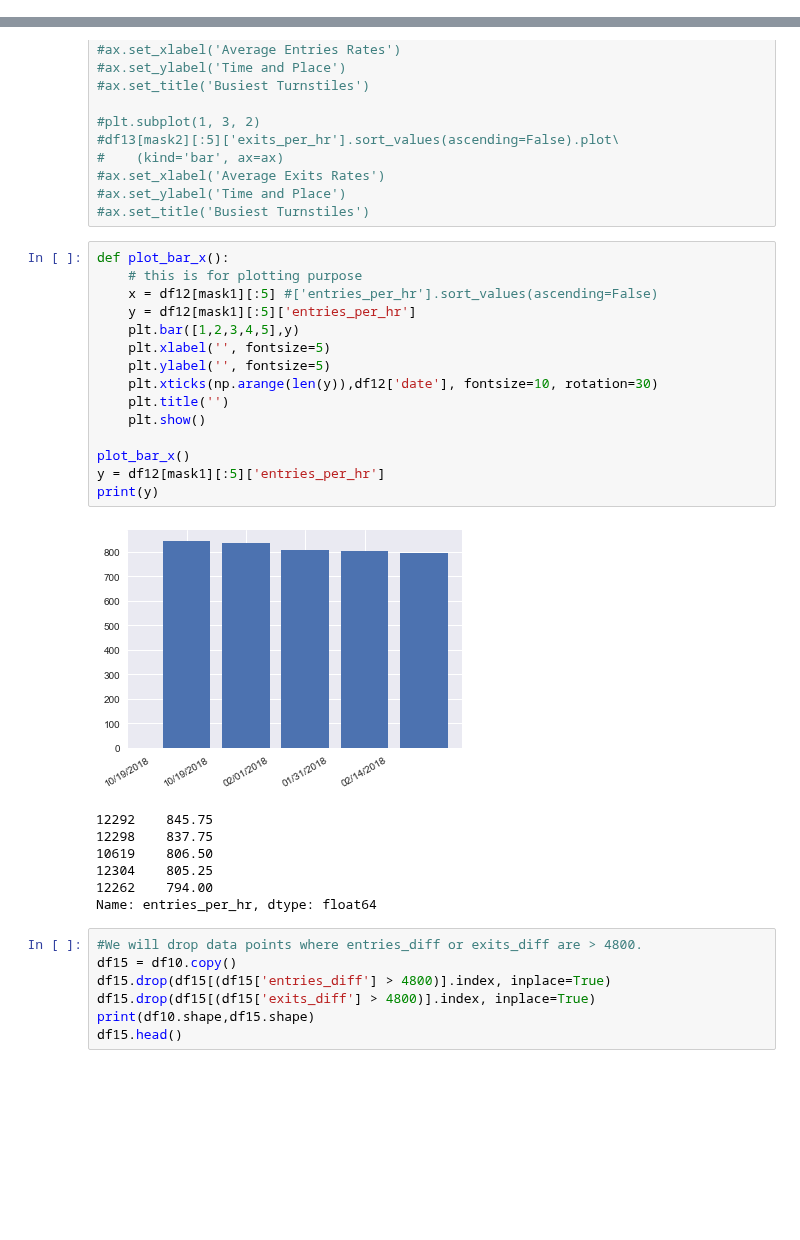
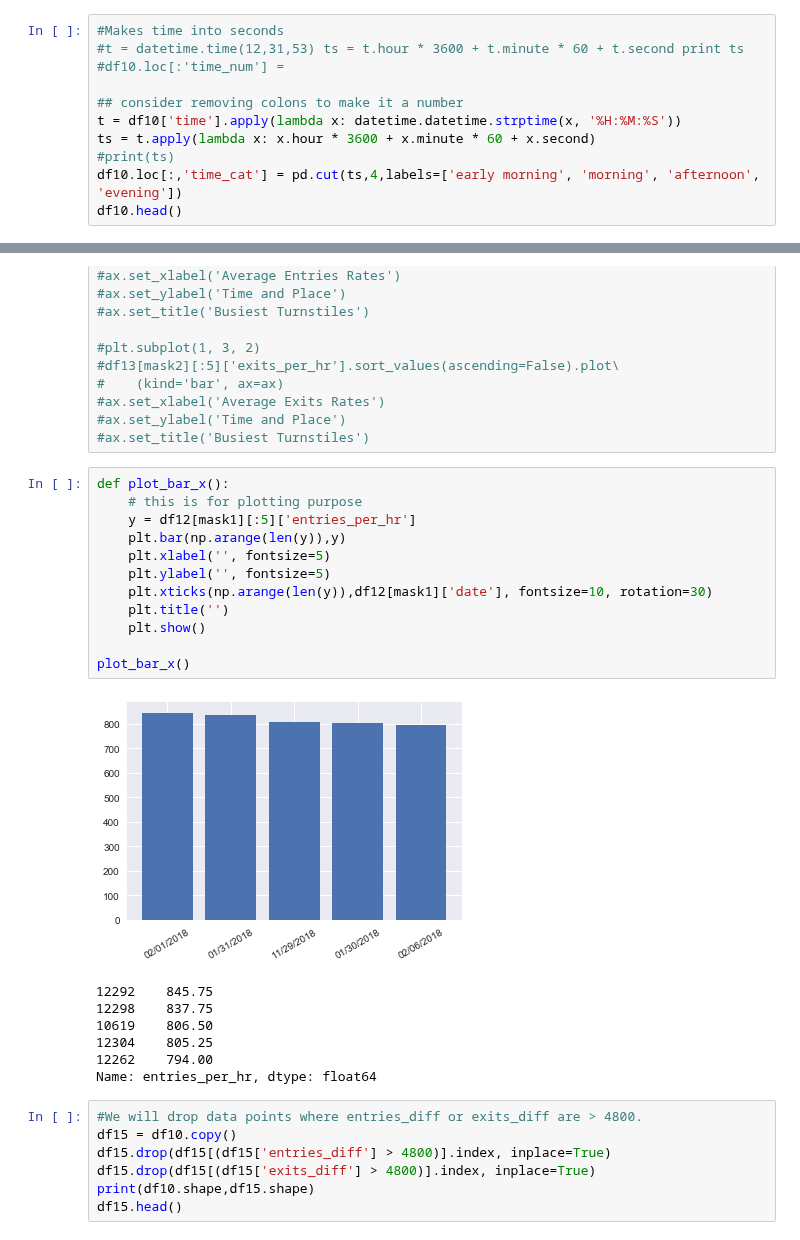
Before and after one commit to MahfuzurRahmanMiah/MTA_Turnstile_Data, a Jupyter notebook: MTA_Turnstile_Data-Copy2.ipynb, the cells around one changed output, grey strips where cells are left out. Saved outputs shown, nothing was run; the diff lists cells and outputs as text; blank space fills up the shorter version.

Commit message:
categorize time into four bins

```diff
--- a/MTA_Turnstile_Data-Copy2.ipynb
+++ b/MTA_Turnstile_Data-Copy2.ipynb
@@ -374,0 +397,11 @@ df10.head()
+# %%
+#Makes time into seconds
+#t = datetime.time(12,31,53) ts = t.hour * 3600 + t.minute * 60 + t.second print ts
+#df10.loc[:'time_num'] =
+
+## consider removing colons to make it a number
+t = df10['time'].apply(lambda x: datetime.datetime.strptime(x, '%H:%M:%S'))
+ts = t.apply(lambda x: x.hour * 3600 + x.minute * 60 + x.second)
+#print(ts)
+df10.loc[:,'time_cat'] = pd.cut(ts,4,labels=['early morning', 'morning', 'afternoon', 'evening'])
+df10.head()
@@ -443,20 +482,17 @@ df14[mask3].head()
 # %%
 def plot_bar_x():
     # this is for plotting purpose
-    x = df12[mask1][:5] #['entries_per_hr'].sort_values(ascending=False)
     y = df12[mask1][:5]['entries_per_hr']
-    plt.bar([1,2,3,4,5],y)
+    plt.bar(np.arange(len(y)),y)
     plt.xlabel('', fontsize=5)
     plt.ylabel('', fontsize=5)
-    plt.xticks(np.arange(len(y)),df12['date'], fontsize=10, rotation=30)
+    plt.xticks(np.arange(len(y)),df12[mask1]['date'], fontsize=10, rotation=30)
     plt.title('')
     plt.show()
 
 plot_bar_x()
-y = df12[mask1][:5]['entries_per_hr']
-print(y)
 # %% [output]
-[figure, old version]
+[figure, new version]
 12292    845.75
 12298    837.75
 10619    806.50
```
Also changed, not shown: parts of 10 cells of this notebook.
